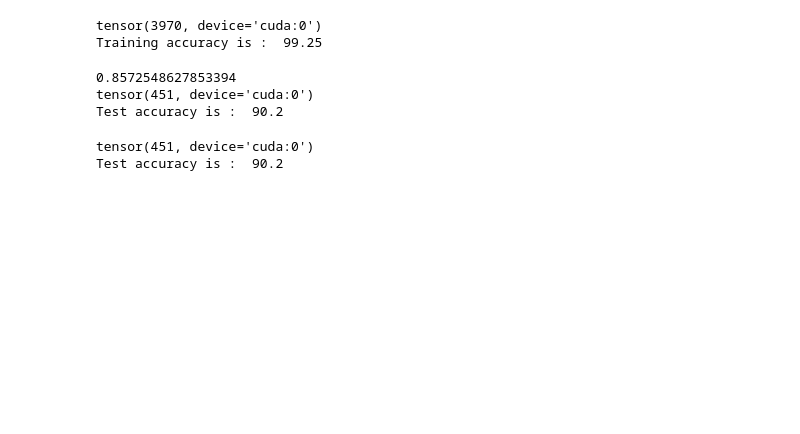
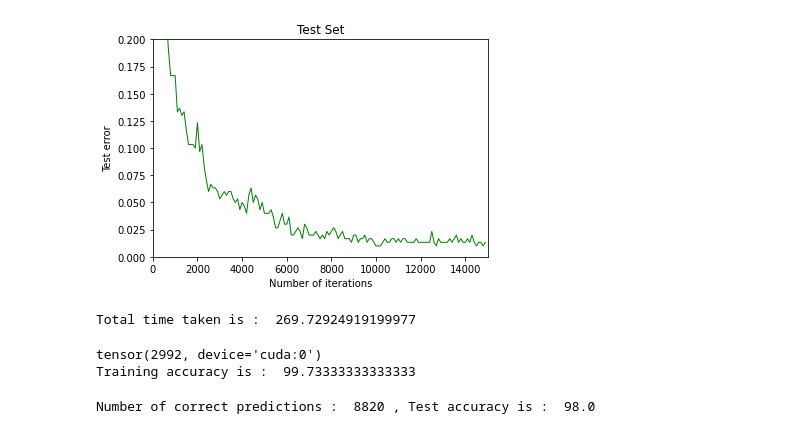
Before and after one commit to aayush-v/NNFL_MainProject, a Jupyter notebook: NNFL_mainProj.ipynb, the cells around one changed output. Saved outputs shown, nothing was run; the diff lists cells and outputs as text; code cells hidden in the pictures; blank space fills up the shorter version.

```diff
--- a/NNFL_mainProj.ipynb
+++ b/NNFL_mainProj.ipynb
@@ -81,2 +69,5 @@ myYtest = y_test[0:test_size, :].reshape(test_size,10)
+# %%
+# Creating test set
+test_size = 300
 # %%
 # Function for randomising the chosen rows weights for controlled dropout
@@ -104,29 +94,17 @@ class myNN(nn.Module):
     self.weights2.requires_grad_()
     self.weights3.requires_grad_()
 
-
   def forward(self, X_train,dp):
       h1 = torch.matmul(X_train,self.weights1 ) + self.bias1
       a1 = h1.relu()
       drop1 = controlled_drop(dp)
-      a1 /= (dp/2000)
+      # a1 /= (dp/2000)       # adjusting the output reduction due to dropout   ----------- But do I add it here? Or should I start in the matmul below and before return h3? Present use seems to be correct
 
-      h2 = torch.matmul( a1[:,drop1:drop1 + dp] , self.weights2[drop1:drop1+dp,:]  ) + self.bias2
+      h2 = (torch.matmul( a1[:,drop1:drop1 + dp] , self.weights2[drop1:drop1+dp,:]  ) *(2000/dp)) + self.bias2
+      # print(a1[:,drop1:drop1 + dp].shape, a1.shape)
       a2 = h2.relu()
       drop2 = controlled_drop(dp)
-      a2 /= (dp/2000)
+      # a2 /= (dp/2000)       # adjusting the output reduction due to dropout
 
-      h3 = torch.matmul( a2[:,drop2:drop2 + dp] , self.weights3[drop2: drop2+dp,:]  ) + self.bias3
+      h3 = (torch.matmul( a2[:,drop2:drop2 + dp] , self.weights3[drop2: drop2+dp,:]  ) *(2000/dp)) + self.bias3
       return h3
-# %%
-def training_drop(myXtrain, myYtrain, firstNN, epochs, opti, criterion):
-
-  for epoch in range(epochs):
-    y_out = firstNN(myXtrain,1000)
-    lossNN = criterion(2*y_out, torch.max(myYtrain, 1)[1])  # Multiplying by 2 because we've kept dropout at 50%, so only half the weights are active
-    opti.zero_grad()
-    lossNN.backward()
-    opti.step()
-
-    if epoch%100 == 0:
-      print(lossNN, epoch)
@@ -142,18 +170,17 @@ opti = optim.Adam(firstNN.parameters(), lr = 0.00005)
 # Enabling GPU support for forward and backprop
 device = torch.device("cuda")
 
-myXtrain = myXtrain.to(device)
-myYtrain = myYtrain.to(device)
+x_train = x_train.to(device)
+y_train = y_train.to(device)
 firstNN = firstNN.to(device)
-myXtest = myXtest.to(device)
-myYtest = myYtest.to(device)
+x_test = x_test.to(device)
+y_test = y_test.to(device)
 # %%
 # Start training the model
-
-epochs= 8000
+epochs= 15000
 start = timeit.default_timer()
 
-training_drop(myXtrain, myYtrain, firstNN, epochs, opti, criterion)
+training_drop(x_train, y_train, firstNN, epochs, opti, criterion)
 
 end = timeit.default_timer()
 print("Total time taken is : ", end - start)
@@ -178,31 +205,27 @@ Total time taken is :  236.859822791
+[figure, added]
+Total time taken is :  269.72924919199977
 # %%
 # Training accuracy
 
-postout = firstNN(myXtrain,2000)
+postout = firstNN(x_train[:training_size, :].reshape(training_size,784),2000)
 
-correct = torch.eq(torch.max(postout, 1)[1], torch.max(myYtrain, 1)[1]).sum()
+correct = torch.eq(torch.max(postout, 1)[1], torch.max(y_train[0:training_size, :].reshape(training_size,10), 1)[1]).sum()
 print(correct)
 print("Training accuracy is : ", 100 * correct.item()/ training_size )
 # %% [output]
-tensor(3970, device='cuda:0')
-Training accuracy is :  99.25
+tensor(2992, device='cuda:0')
+Training accuracy is :  99.73333333333333
 # %%
-# Testing accuracy
+# # Testing accuracy
+
+myXtest = x_test[0:30*test_size, :].reshape(30*test_size, 784)
+myYtest = y_test[0:30*test_size, :].reshape(30*test_size, 10)
+
 
 y_outtest = firstNN(myXtest,2000)
 lossNNtest = criterion(y_outtest, torch.max(myYtest, 1)[1])
-print(lossNNtest.item())
+
 correct_test = torch.eq(torch.max(y_outtest, 1)[1], torch.max(myYtest, 1)[1]).sum()
-print(correct_test)
-print("Test accuracy is : ", 100 * correct_test.item()/ test_size )
+print("Number of correct predictions : ", correct_test.item(), ", Test accuracy is : ", 100 * correct_test.item()/ (30*test_size) )
 # %% [output]
-0.8572548627853394
-tensor(451, device='cuda:0')
-Test accuracy is :  90.2
+Number of correct predictions :  8820 , Test accuracy is :  98.0
-# %%
-correct_test = torch.eq(torch.max(y_outtest, 1)[1], torch.max(myYtest, 1)[1]).sum()
-print(correct_test)
-print("Test accuracy is : ", 100 * correct_test.item()/ test_size )
-# %% [output]
-tensor(451, device='cuda:0')
-Test accuracy is :  90.2
```
Also changed, not shown: parts of 8 cells of this notebook.
